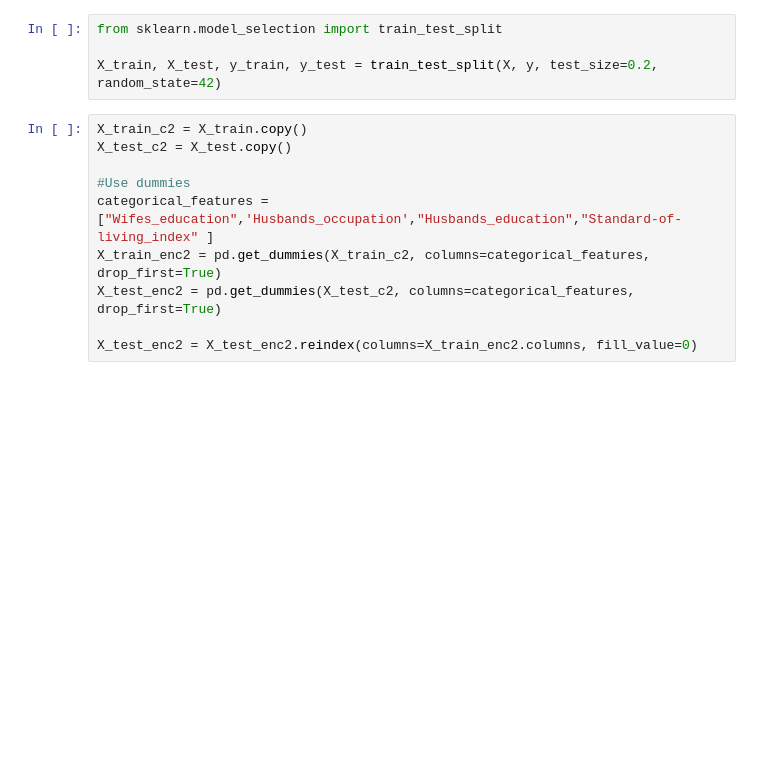
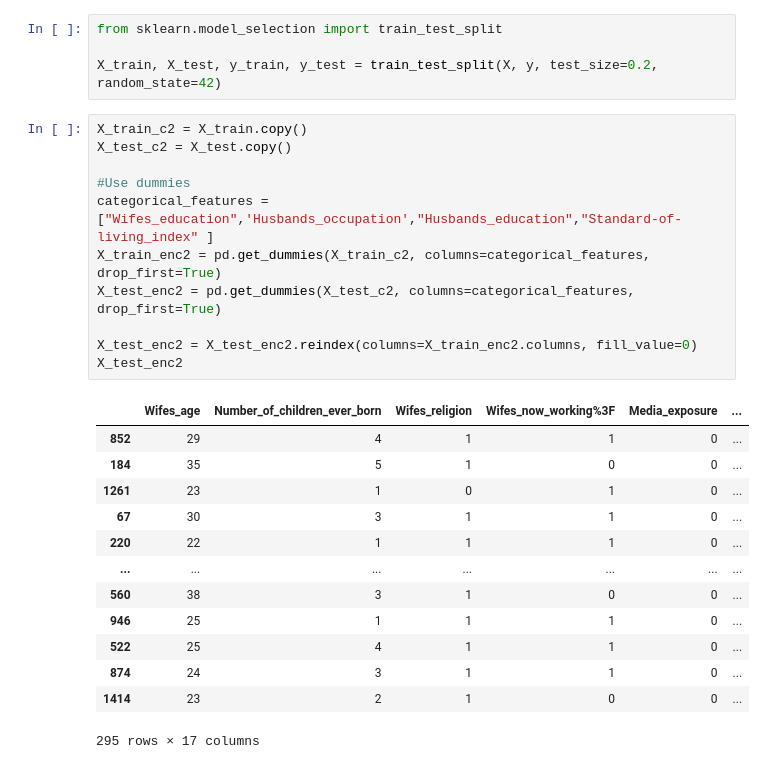
Before and after one commit to IDM4s-2025/TC2034-final-team8, a Jupyter notebook: tree.ipynb, the cells around one changed output. Saved outputs shown, nothing was run; the diff lists cells and outputs as text; blank space fills up the shorter version.

```diff
--- a/tree.ipynb
+++ b/tree.ipynb
@@ -50,10 +53,25 @@ X_train, X_test, y_train, y_test = train_test_split(X, y, test_size=0.2, random_
 # %%
 X_train_c2 = X_train.copy()
 X_test_c2 = X_test.copy()
 
 #Use dummies
 categorical_features = ["Wifes_education",'Husbands_occupation',"Husbands_education","Standard-of-living_index" ]
 X_train_enc2 = pd.get_dummies(X_train_c2, columns=categorical_features, drop_first=True)
 X_test_enc2 = pd.get_dummies(X_test_c2, columns=categorical_features, drop_first=True)
 
 X_test_enc2 = X_test_enc2.reindex(columns=X_train_enc2.columns, fill_value=0)
+X_test_enc2
+# %% [output]
+|  | Wifes_age | Number_of_children_ever_born | Wifes_religion | Wifes_now_working%3F | Media_exposure | ... |
+| 852 | 29 | 4 | 1 | 1 | 0 | ... |
+| 184 | 35 | 5 | 1 | 0 | 0 | ... |
+| 1261 | 23 | 1 | 0 | 1 | 0 | ... |
+| 67 | 30 | 3 | 1 | 1 | 0 | ... |
+| 220 | 22 | 1 | 1 | 1 | 0 | ... |
+| ... | ... | ... | ... | ... | ... | ... |
+| 560 | 38 | 3 | 1 | 0 | 0 | ... |
+| 946 | 25 | 1 | 1 | 1 | 0 | ... |
+| 522 | 25 | 4 | 1 | 1 | 0 | ... |
+| 874 | 24 | 3 | 1 | 1 | 0 | ... |
+| 1414 | 23 | 2 | 1 | 0 | 0 | ... |
+295 rows × 17 columns
```
Also changed, not shown: parts of 8 cells of this notebook, 5 other files.
